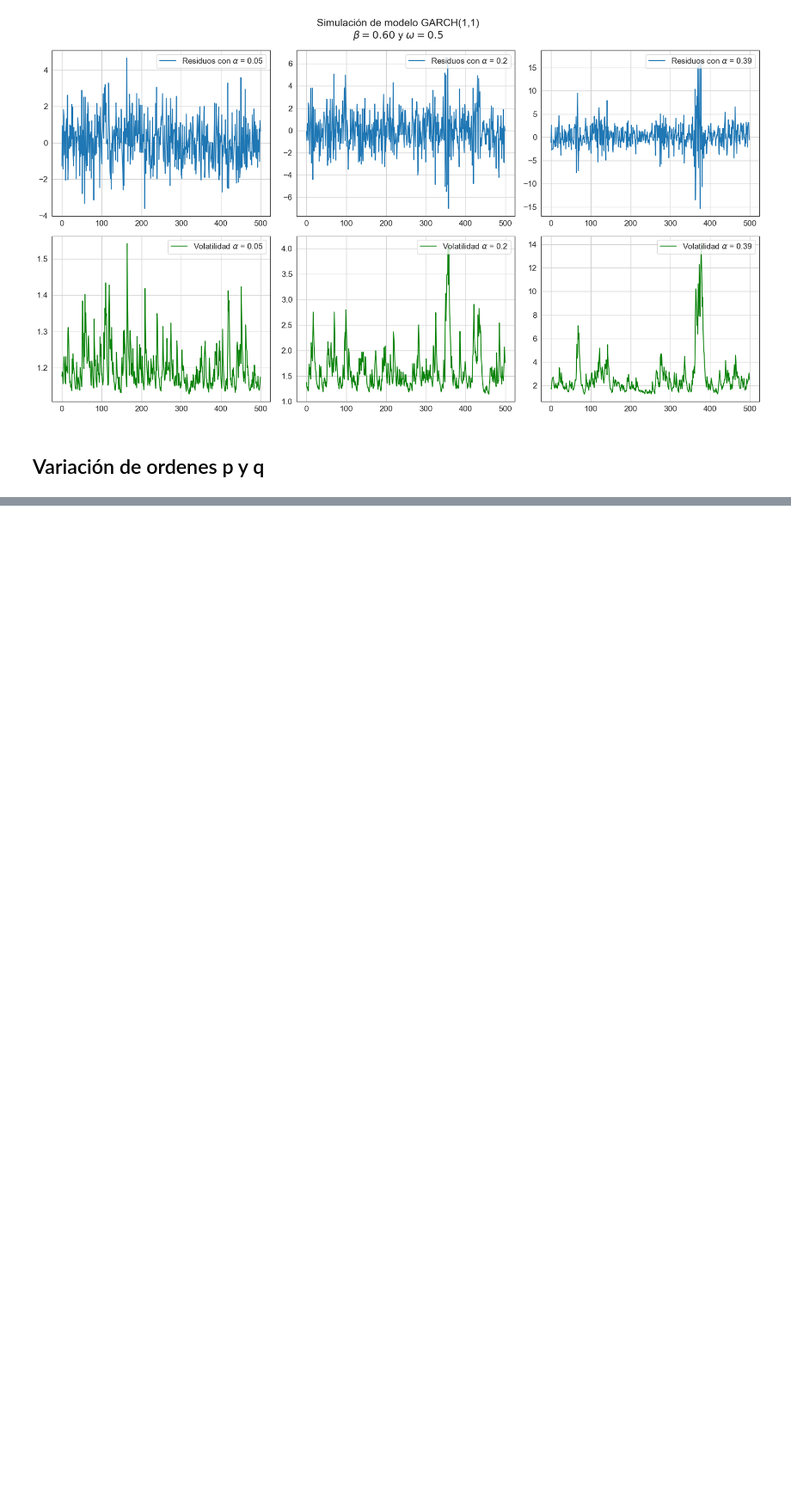
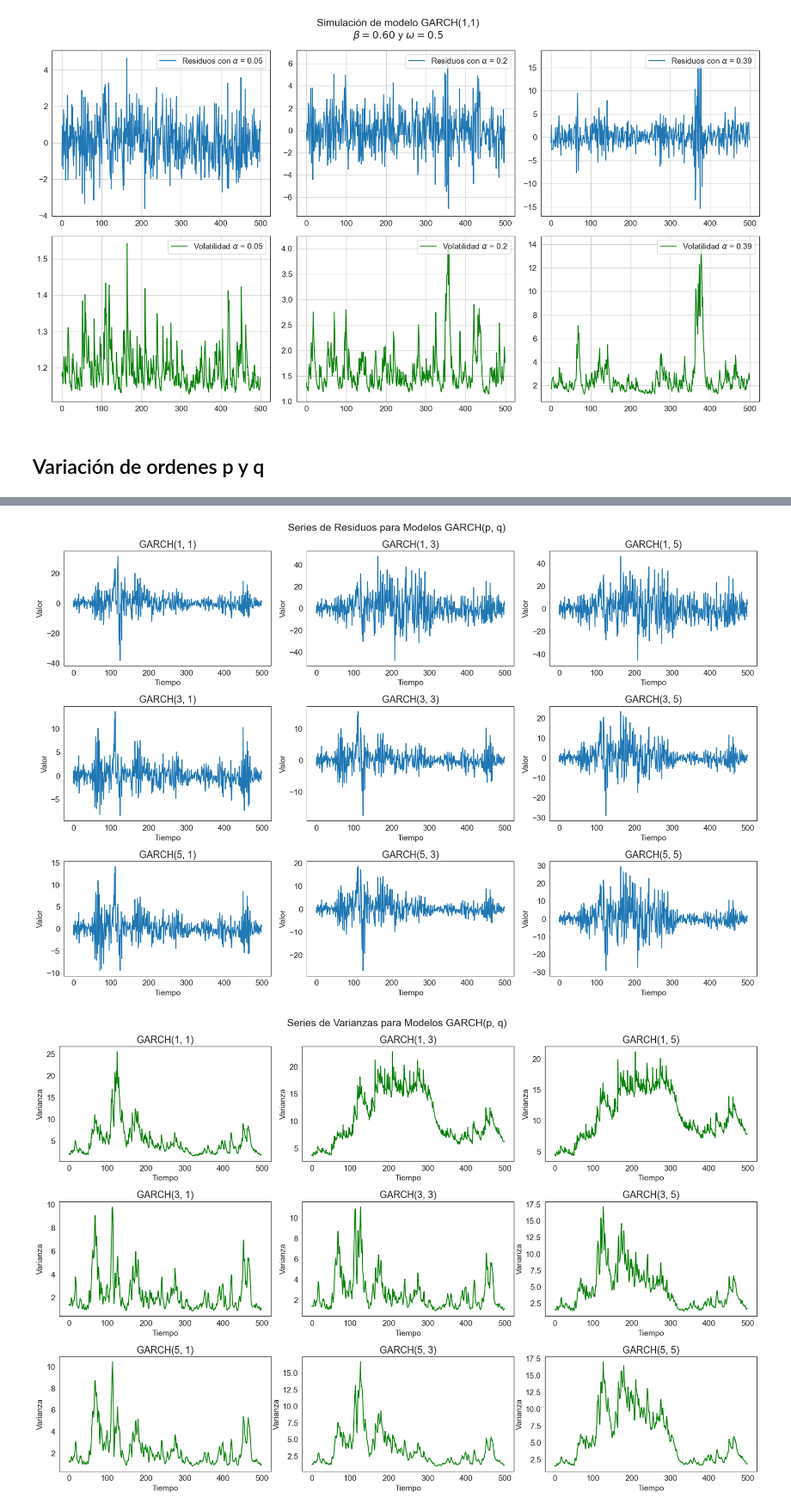
Before and after one commit to Diego-Astaburuaga/Modelos-GARCH, a Jupyter notebook: Entregables/Informe Simulación/Simulación.ipynb, the cells around one changed output, grey strips where cells are left out. Shown at 86% size. Drawn from its saved outputs; the diff is of its cells as text; code cells hidden in the pictures; blank space fills up the shorter version.

```diff
--- a/Entregables/Informe Simulación/Simulación.ipynb
+++ b/Entregables/Informe Simulación/Simulación.ipynb
@@ -555,0 +621,45 @@ plt.show()
+# %%
+# Simular todos los procesos y guardar la información
+residuos = []
+varianzas = []
+p_values = [1, 3, 5]  # Edita manualmente los valores de p
+q_values = [1, 3, 5]  # Edita manualmente los valores de q
+
+for i in range(len(p_values)):
+    p_value = p_values[i]
+    for j in range(len(q_values)):
+        q_value = q_values[j]
+        data_simulada, varianza_simulada = simular_GARCH_pq_con_rangos(p=p_value, q=q_value)
+        residuos.append(data_simulada)
+        varianzas.append(varianza_simulada)
+
+# Crear el gráfico 3x3 con las series de residuos
+plt.figure(figsize=(18, 12))
+plt.suptitle('Series de Residuos para Modelos GARCH(p, q)', fontsize=18)
+for i in range(len(p_values)):
+    for j in range(len(q_values)):
+        plt.subplot(len(p_values), len(q_values), i * len(q_values) + j + 1)
+        plt.plot(residuos[i * len(q_values) + j])
+        plt.title(f'GARCH({p_values[i]}, {q_values[j]})')
+        plt.xlabel('Tiempo')
+        plt.ylabel('Valor')
+
+plt.tight_layout()
+plt.show()
+
+# Crear el gráfico 3x3 con las series de varianzas
+plt.figure(figsize=(18, 12))
+plt.suptitle('Series de Varianzas para Modelos GARCH(p, q)', fontsize=18)
+for i in range(len(p_values)):
+    for j in range(len(q_values)):
+        plt.subplot(len(p_values), len(q_values), i * len(q_values) + j + 1)
+        plt.plot(varianzas[i * len(q_values) + j], color='green')
+        plt.title(f'GARCH({p_values[i]}, {q_values[j]})')
+        plt.xlabel('Tiempo')
+        plt.ylabel('Varianza')
+
+plt.tight_layout()
+plt.show()
+# %% [output]
+[figure, added]
+[figure, added]
```
Also changed, not shown: parts of 1 cell of this notebook, 7 other files.
